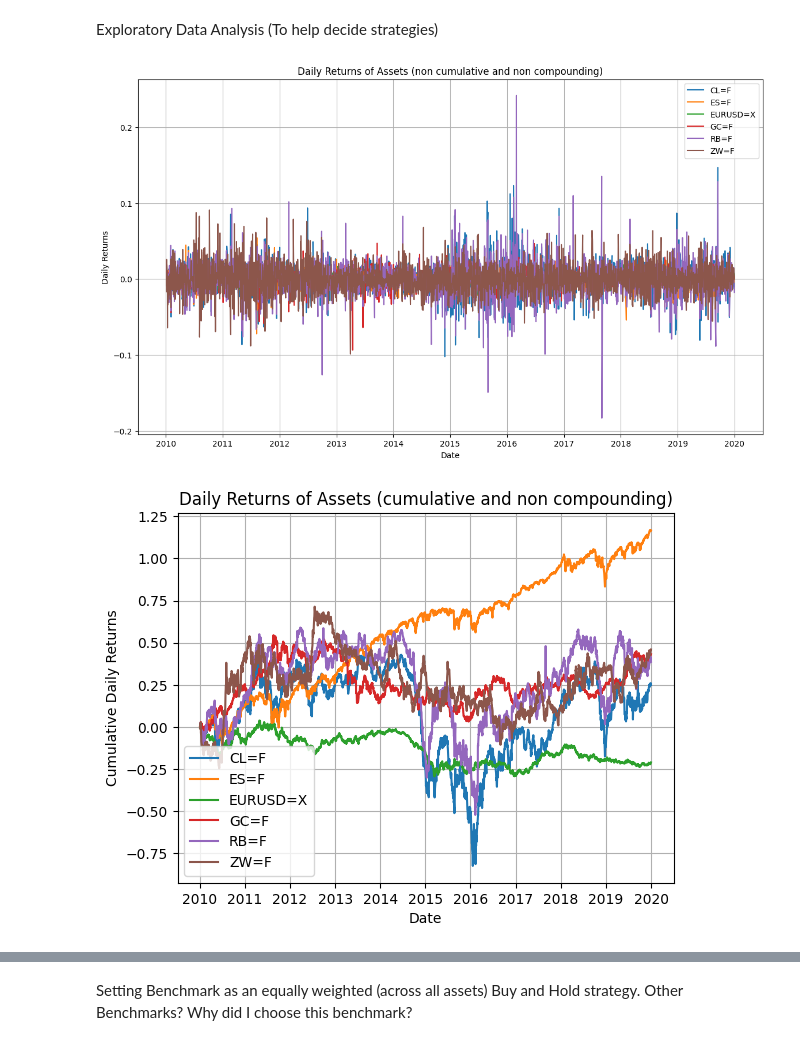
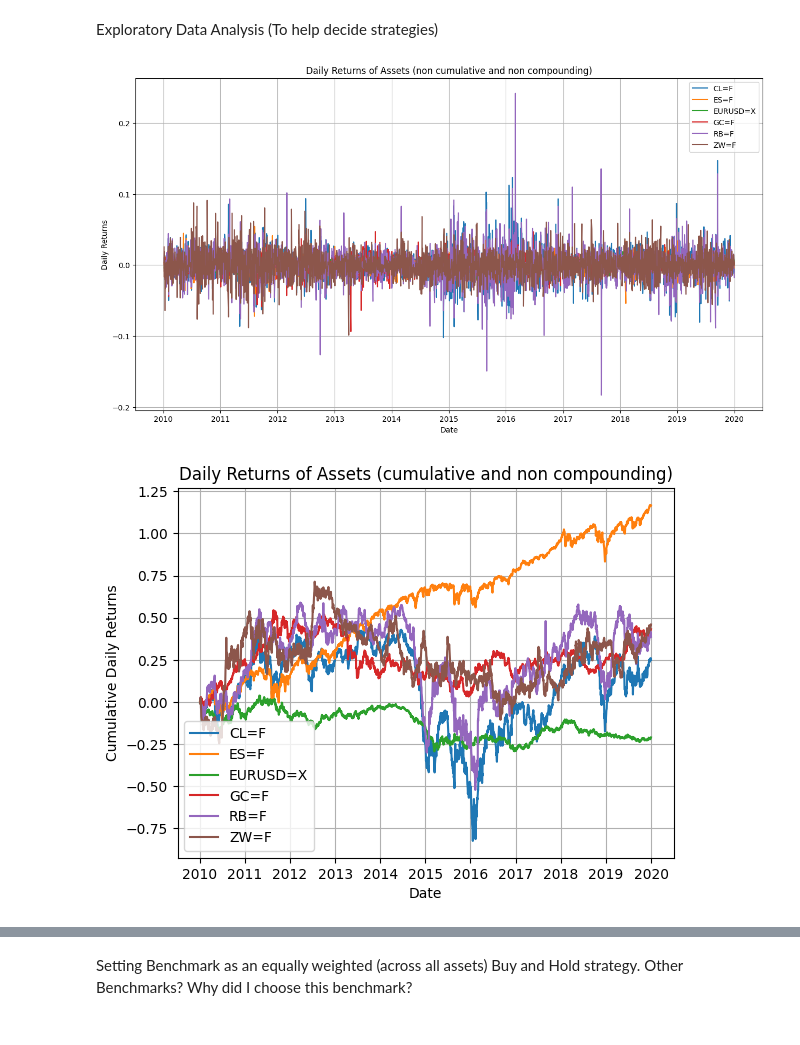
Before and after one commit to saumyajain1/Trading_Alphas_Capstone, a Jupyter notebook: Trading_Alphas_Capstone.ipynb, the cells around one changed output, grey strips where cells are left out. Saved outputs shown, nothing was run; the diff lists cells and outputs as text; code cells hidden in the pictures.

```diff
--- a/Trading_Alphas_Capstone.ipynb
+++ b/Trading_Alphas_Capstone.ipynb
@@ -171,7 +176,7 @@ cumulative_returns_data = returns_data.cumsum()
 compounding_cumulative_returns_data = (1+returns_data).cumprod()
 
 
-plt.figure(figsize=(14, 8))
+plt.figure(figsize=(15, 8))
 
 # Printing daily returns of the assets (non cumulative and non compounding)
 for ticker in returns_data.columns:
@@ -179,34 +184,34 @@ for ticker in returns_data.columns:
 
 plt.title('Daily Returns of Assets (non cumulative and non compounding)')
 plt.xlabel('Date')
 plt.ylabel('Daily Returns')
 plt.legend()
 plt.grid(True)
 plt.show()
 
 # Printing cumulative daily returns of the assets (non compounding)
 for ticker in returns_data.columns:
     plt.plot(cumulative_returns_data.index, cumulative_returns_data[ticker], label=ticker)
 
 plt.title('Daily Returns of Assets (cumulative and non compounding)')
 plt.xlabel('Date')
 plt.ylabel('Cumulative Daily Returns')
 plt.legend()
 plt.grid(True)
 plt.show()
 
 # Printing compounding cumulative daily returns of the assets
 for ticker in returns_data.columns:
     plt.plot(compounding_cumulative_returns_data.index, compounding_cumulative_returns_data[ticker], label=ticker)
 
 plt.title('Daily Returns of Assets (cumulative and compounding)')
 plt.xlabel('Date')
 plt.ylabel('Compounding Cumulative Daily Returns')
 plt.legend()
 plt.grid(True)
 plt.show()
 # %% [output]
-[figure, old version]
+[figure, new version]
 [figure]
 [figure]
 # %% [markdown]
```
Also changed, not shown: parts of 12 cells of this notebook.
